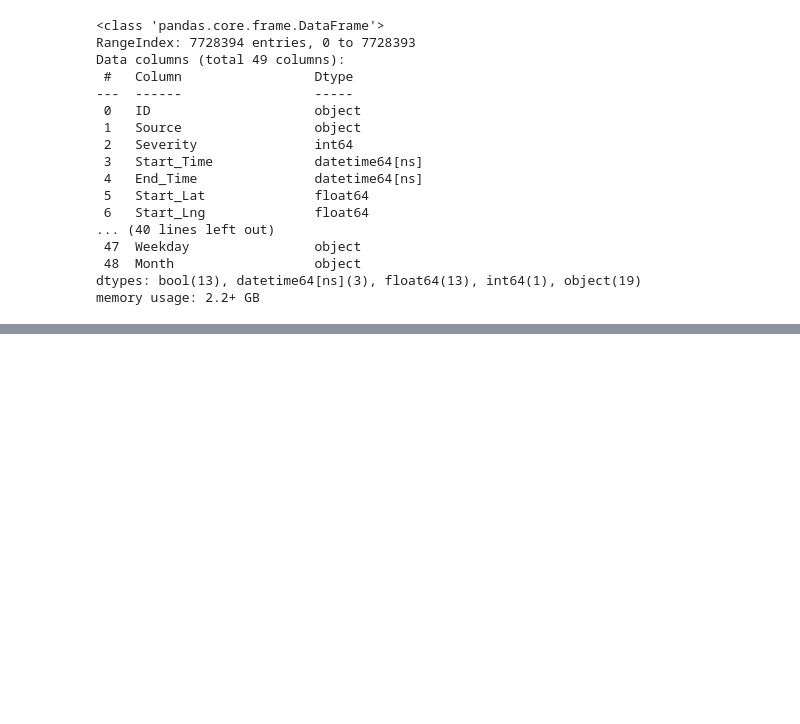
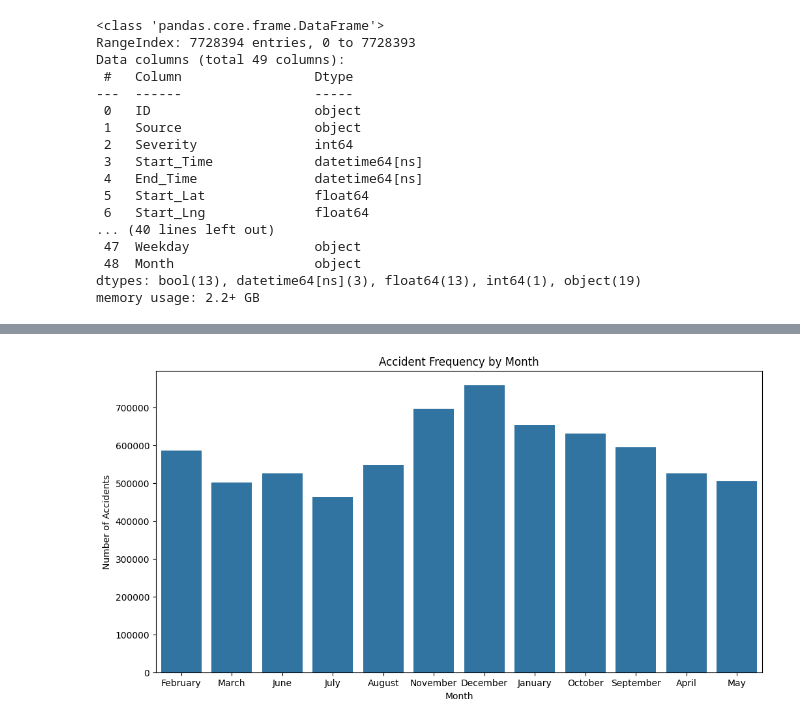
Before and after one commit to chetan-1306/RoadSafe-Analytics, a Jupyter notebook: eda.ipynb, the cells around one changed output, grey strips where cells are left out. Saved outputs shown, nothing was run; the diff lists cells and outputs as text; code cells hidden in the pictures; blank space fills up the shorter version.

```diff
--- a/eda.ipynb
+++ b/eda.ipynb
@@ -182,0 +210,9 @@ for col in num_cols:
+# %%
+plt.figure(figsize=(12,6))
+sns.countplot(x='Month', data=df)
+plt.title('Accident Frequency by Month')
+plt.xlabel('Month')
+plt.ylabel('Number of Accidents')
+plt.show()
+# %% [output]
+[figure, added]
```
Also changed, not shown: parts of 19 cells of this notebook, 1 other file.
